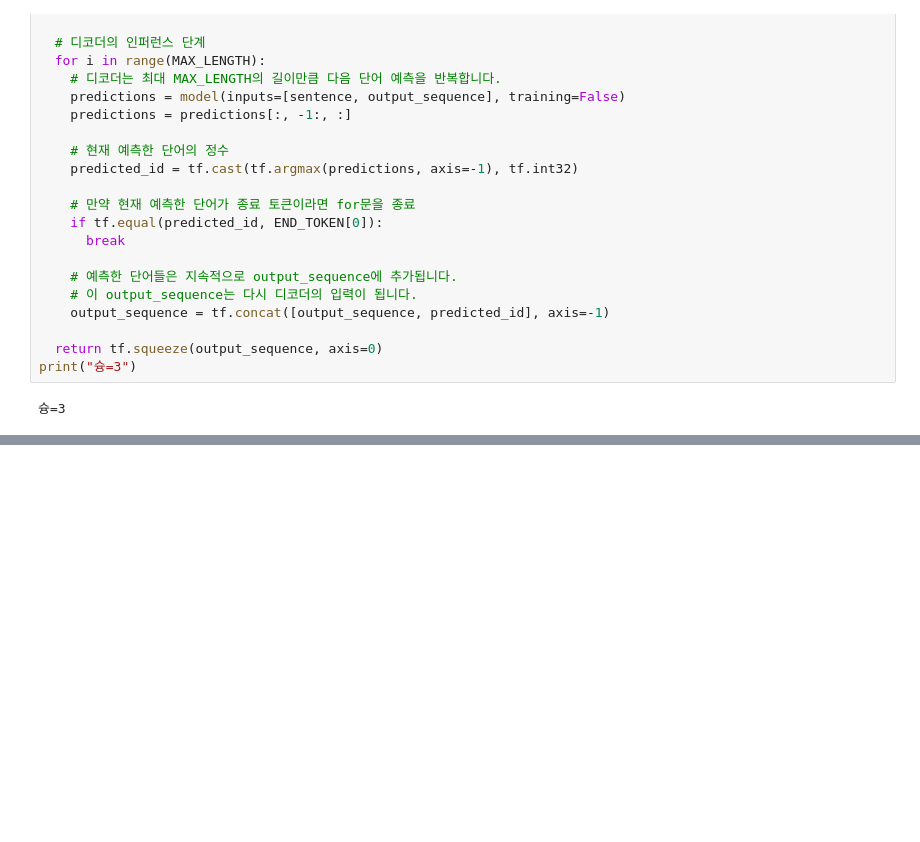
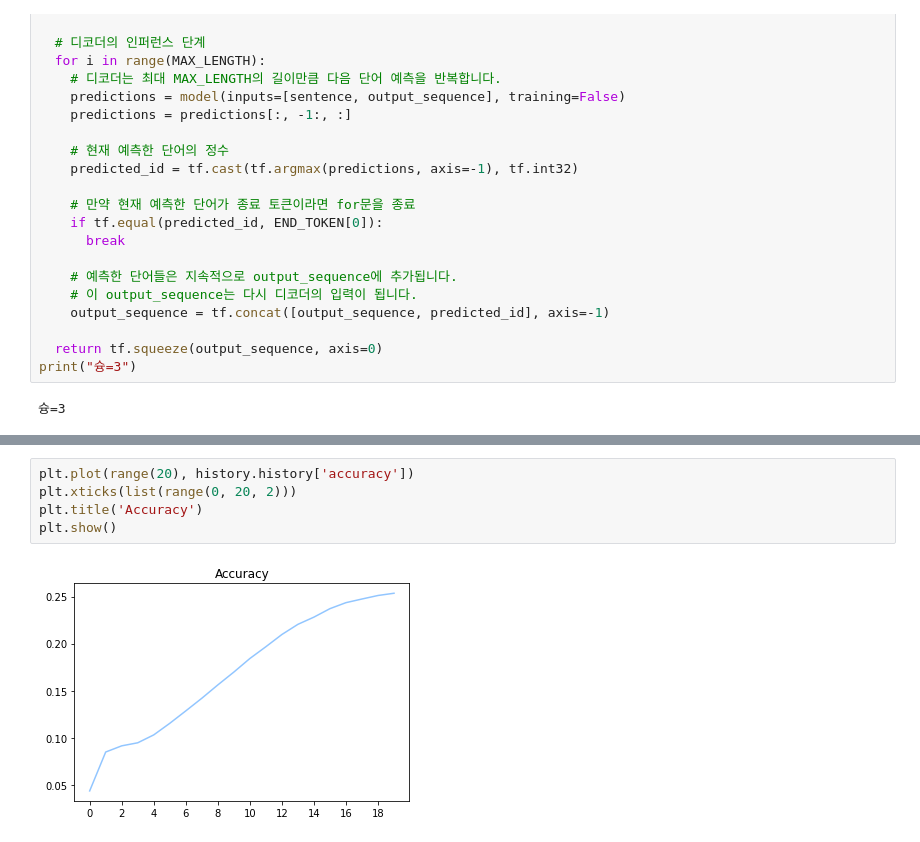
Before and after one commit to cozytk/aiffel, a Jupyter notebook: explorations/15_conversation_chatbot/[E15]conversation_chatbot.ipynb, the cells around one changed output, grey strips where cells are left out. Saved outputs shown, nothing was run; the diff lists cells and outputs as text; blank space fills up the shorter version.

```diff
--- a/explorations/15_conversation_chatbot/[E15]conversation_chatbot.ipynb
+++ b/explorations/15_conversation_chatbot/[E15]conversation_chatbot.ipynb
@@ -799,0 +851,7 @@ sentence_generation("It's a trap")
+# %%
+plt.plot(range(20), history.history['accuracy'])
+plt.xticks(list(range(0, 20, 2)))
+plt.title('Accuracy')
+plt.show()
+# %% [output]
+[figure, added]
```
Also changed, not shown: parts of 20 cells of this notebook.
